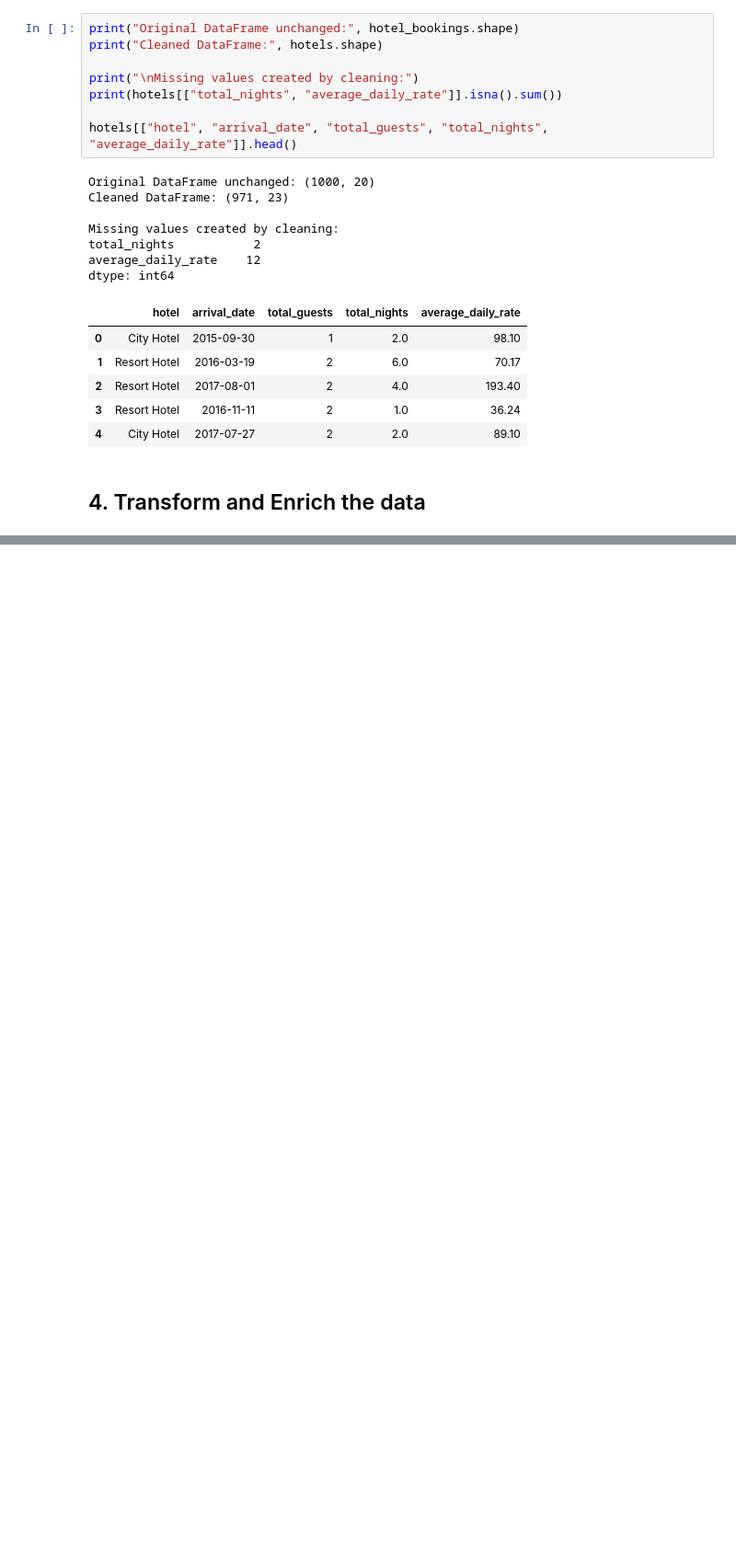
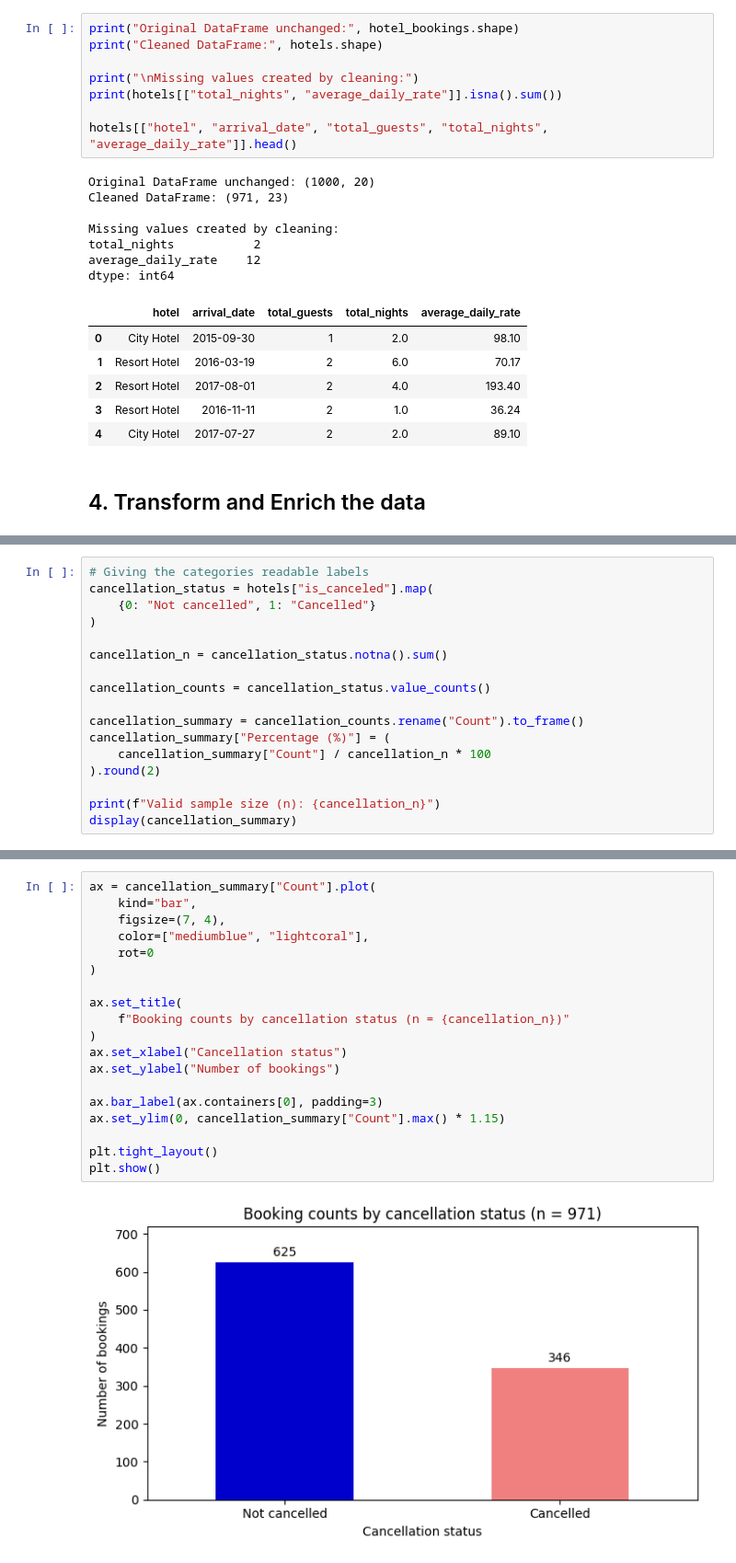
Before and after one commit to irubycampana/Hotel-Bookings, a Jupyter notebook: Group Project/HotelBooking.ipynb, the cells around one changed output, grey strips where cells are left out. Shown at 92% size. Cells and saved outputs as stored; diff of their text form; blank space fills up the shorter version.

```diff
--- a/Group Project/HotelBooking.ipynb
+++ b/Group Project/HotelBooking.ipynb
@@ -408,0 +535,17 @@ dtype: int64
+# %%
+# Giving the categories readable labels
+cancellation_status = hotels["is_canceled"].map(
+    {0: "Not cancelled", 1: "Cancelled"}
+)
+
+cancellation_n = cancellation_status.notna().sum()
+
+cancellation_counts = cancellation_status.value_counts()
+
+cancellation_summary = cancellation_counts.rename("Count").to_frame()
+cancellation_summary["Percentage (%)"] = (
+    cancellation_summary["Count"] / cancellation_n * 100
+).round(2)
+
+print(f"Valid sample size (n): {cancellation_n}")
+display(cancellation_summary)
@@ -408,0 +558,21 @@ dtype: int64
+# %%
+ax = cancellation_summary["Count"].plot(
+    kind="bar",
+    figsize=(7, 4),
+    color=["mediumblue", "lightcoral"],
+    rot=0
+)
+
+ax.set_title(
+    f"Booking counts by cancellation status (n = {cancellation_n})"
+)
+ax.set_xlabel("Cancellation status")
+ax.set_ylabel("Number of bookings")
+
+ax.bar_label(ax.containers[0], padding=3)
+ax.set_ylim(0, cancellation_summary["Count"].max() * 1.15)
+
+plt.tight_layout()
+plt.show()
+# %% [output]
+[figure, added]
```
Also changed, not shown: parts of 46 cells of this notebook.
